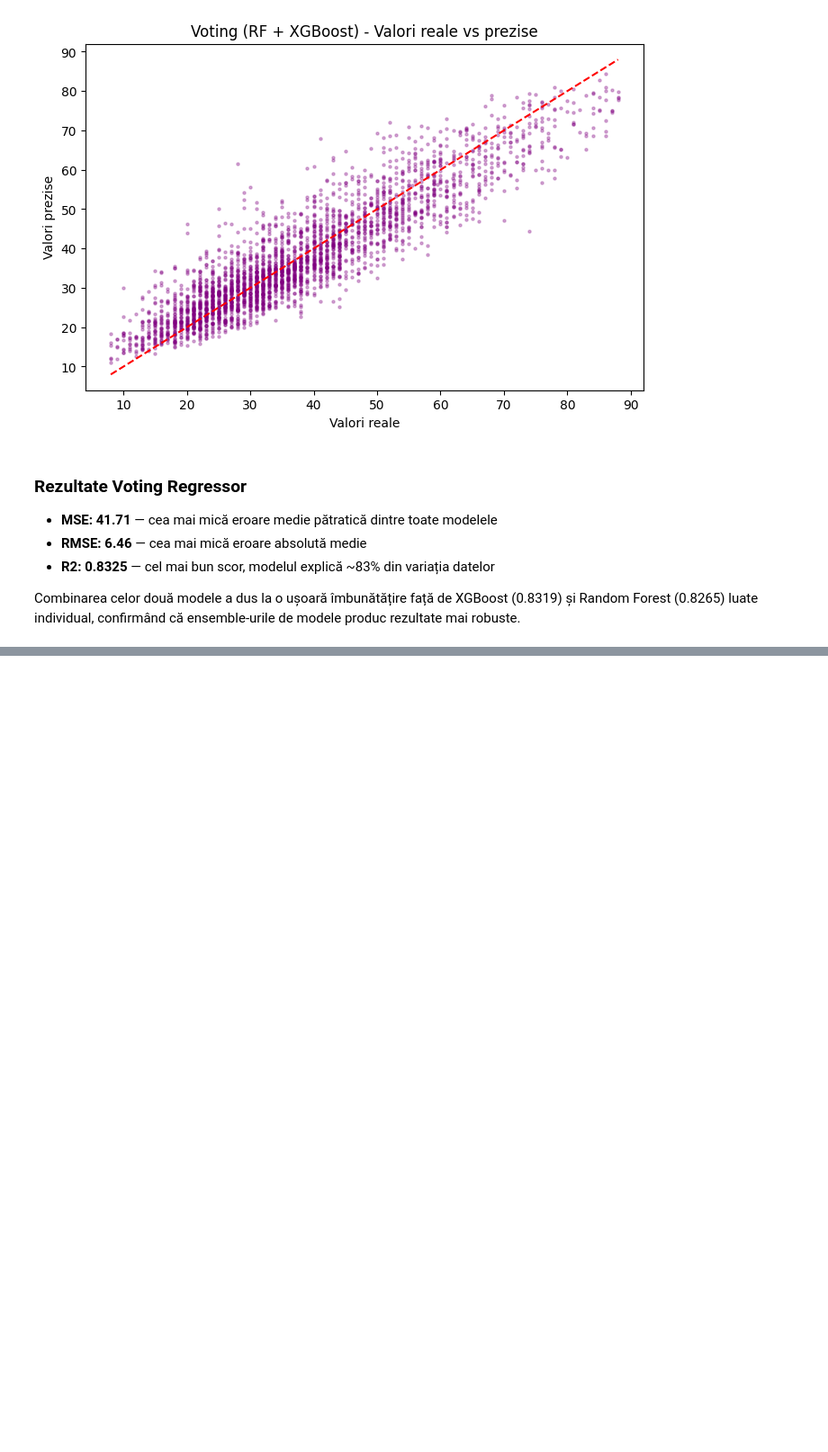
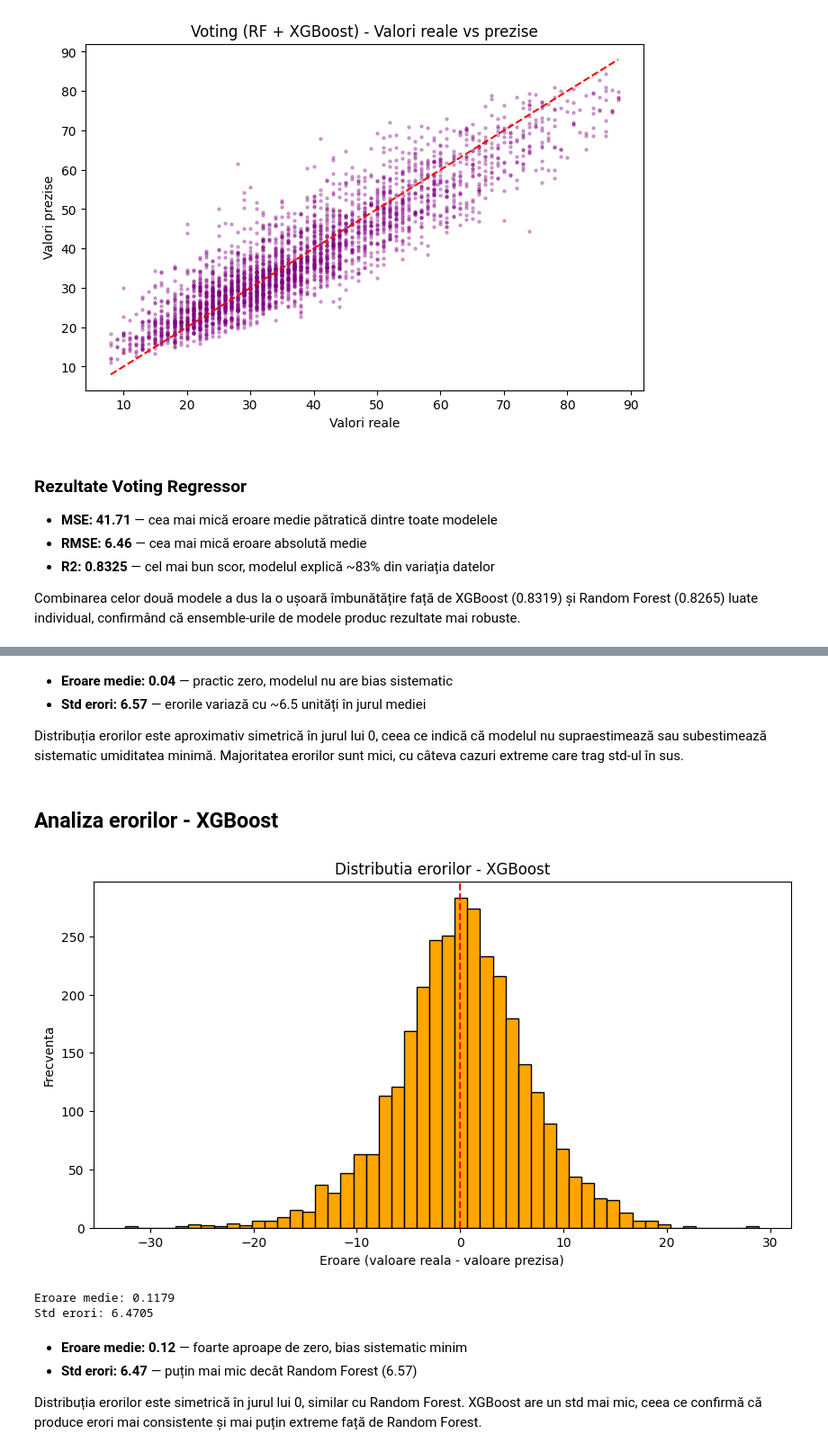
Before and after one commit to naominini/Prezicerea-Umiditatii-Solului, a Jupyter notebook: cod.ipynb, the cells around one changed output, grey strips where cells are left out. Shown at 90% size. Saved outputs shown, nothing was run; the diff lists cells and outputs as text; code cells hidden in the pictures; blank space fills up the shorter version.

```diff
--- a/cod.ipynb
+++ b/cod.ipynb
@@ -642,0 +708,32 @@ ensemble-urile de modele produc rezultate mai robuste.
+# %% [markdown]
+- **Eroare medie: 0.04** — practic zero, modelul nu are bias sistematic
+- **Std erori: 6.57** — erorile variază cu ~6.5 unități în jurul mediei
+
+Distribuția erorilor este aproximativ simetrică în jurul lui 0, ceea ce indică
+că modelul nu supraestimează sau subestimează sistematic umiditatea minimă.
+Majoritatea erorilor sunt mici, cu câteva cazuri extreme care trag std-ul în sus.
+# %% [markdown]
+## Analiza erorilor - XGBoost
+# %%
+errors_xgb = y_test - y_pred_xgb_opt
+plt.figure(figsize=(10, 5))
+plt.hist(errors_xgb, bins=50, color='orange', edgecolor='black')
+plt.title("Distributia erorilor - XGBoost")
+plt.xlabel("Eroare (valoare reala - valoare prezisa)")
+plt.ylabel("Frecventa")
+plt.axvline(0, color='red', linestyle='--')
+plt.show()
+
+print(f"Eroare medie: {errors_xgb.mean():.4f}")
+print(f"Std erori: {errors_xgb.std():.4f}")
+# %% [output]
+[figure, added]
+Eroare medie: 0.1179
+Std erori: 6.4705
+# %% [markdown]
+- **Eroare medie: 0.12** — foarte aproape de zero, bias sistematic minim
+- **Std erori: 6.47** — puțin mai mic decât Random Forest (6.57)
+
+Distribuția erorilor este simetrică în jurul lui 0, similar cu Random Forest.
+XGBoost are un std mai mic, ceea ce confirmă că produce erori mai consistente
+și mai puțin extreme față de Random Forest.
```
Also changed, not shown: parts of 19 cells of this notebook, 5 other files.
